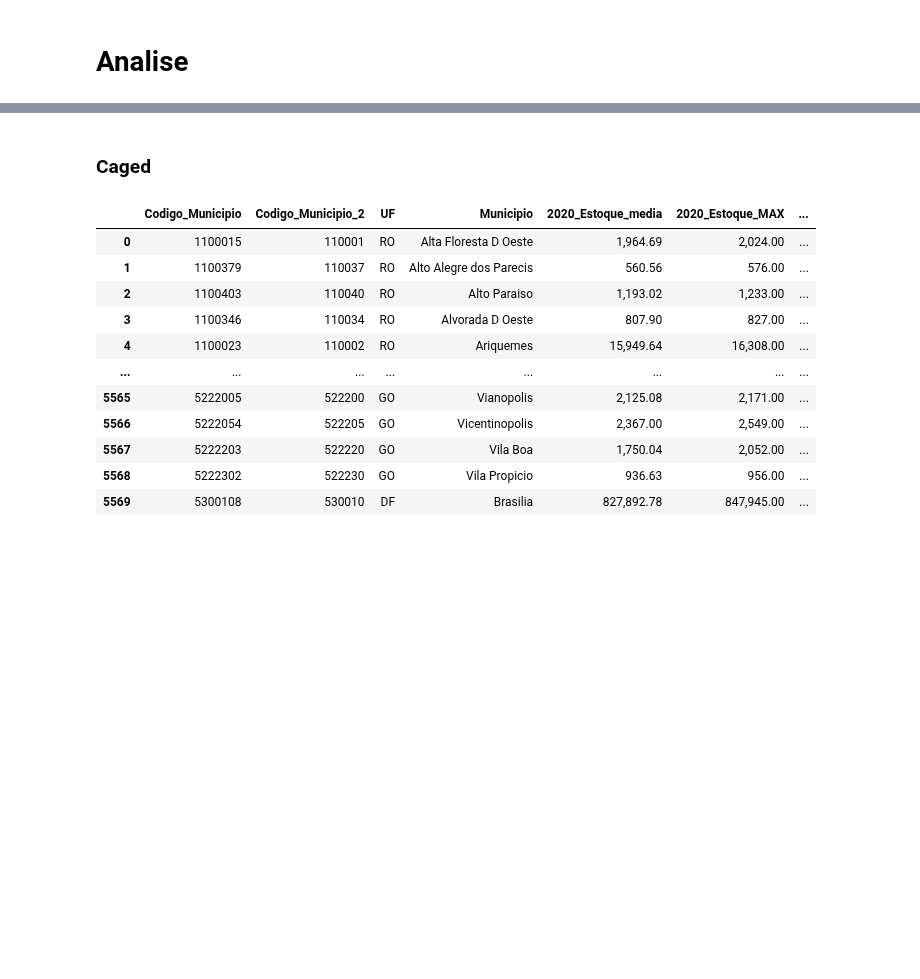
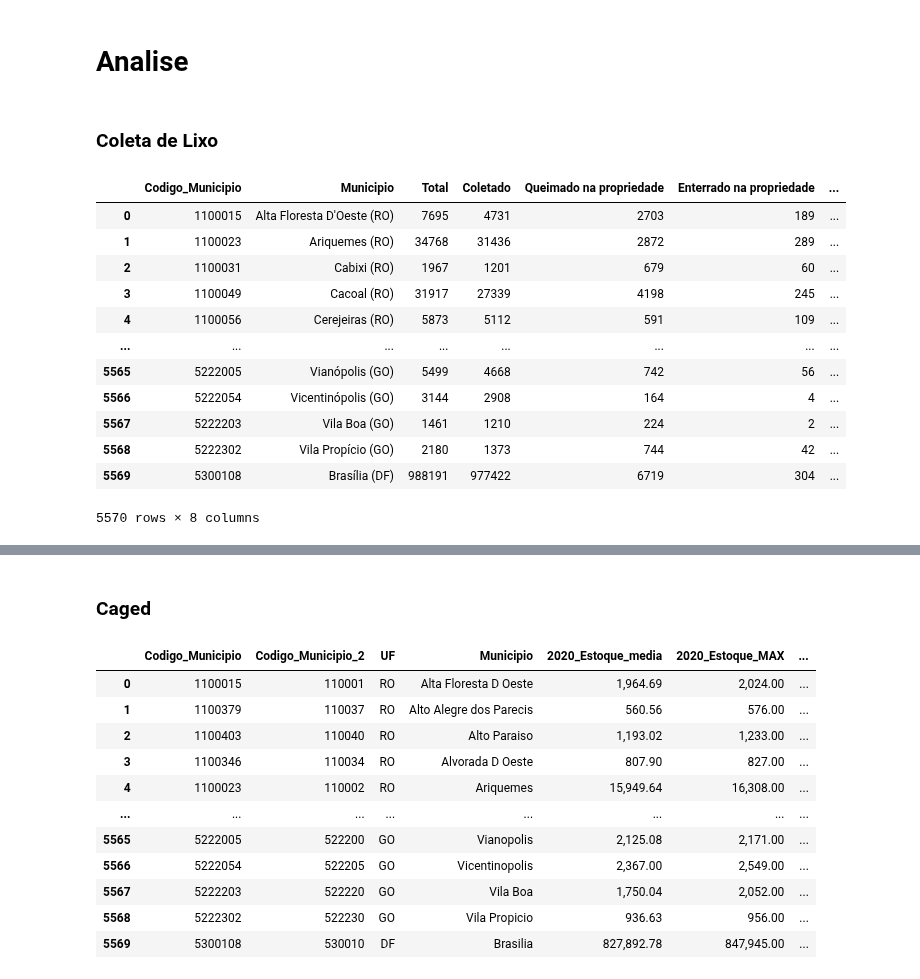
Before and after one commit to AHChaves/IC-InSAN, a Jupyter notebook: Integracao/integracao_2022.ipynb, the cells around one changed output, grey strips where cells are left out. Cells and saved outputs as stored; diff of their text form; code cells hidden in the pictures; blank space fills up the shorter version.

```diff
--- a/Integracao/integracao_2022.ipynb
+++ b/Integracao/integracao_2022.ipynb
@@ -30,2 +34,22 @@ leitos_repouso_Urgencia_PED = pd.read_csv("../dataset/Condicao de Saude Tipico/I
+# %%
+col_lixo = pd.read_excel("../dataset/Social/Necessidades Básicas/Coleta de lixo.xlsx")
 # %% [markdown]
 # Analise
+# %% [markdown]
+### Coleta de Lixo
+# %%
+col_lixo
+# %% [output]
+|  | Codigo_Municipio | Municipio | Total | Coletado | Queimado na propriedade | Enterrado na propriedade | ... |
+| 0 | 1100015 | Alta Floresta D'Oeste (RO) | 7695 | 4731 | 2703 | 189 | ... |
+| 1 | 1100023 | Ariquemes (RO) | 34768 | 31436 | 2872 | 289 | ... |
+| 2 | 1100031 | Cabixi (RO) | 1967 | 1201 | 679 | 60 | ... |
+| 3 | 1100049 | Cacoal (RO) | 31917 | 27339 | 4198 | 245 | ... |
+| 4 | 1100056 | Cerejeiras (RO) | 5873 | 5112 | 591 | 109 | ... |
+| ... | ... | ... | ... | ... | ... | ... | ... |
+| 5565 | 5222005 | Vianópolis (GO) | 5499 | 4668 | 742 | 56 | ... |
+| 5566 | 5222054 | Vicentinópolis (GO) | 3144 | 2908 | 164 | 4 | ... |
+| 5567 | 5222203 | Vila Boa (GO) | 1461 | 1210 | 224 | 2 | ... |
+| 5568 | 5222302 | Vila Propício (GO) | 2180 | 1373 | 744 | 42 | ... |
+| 5569 | 5300108 | Brasília (DF) | 988191 | 977422 | 6719 | 304 | ... |
+5570 rows × 8 columns
```
Also changed, not shown: parts of 25 cells of this notebook.
